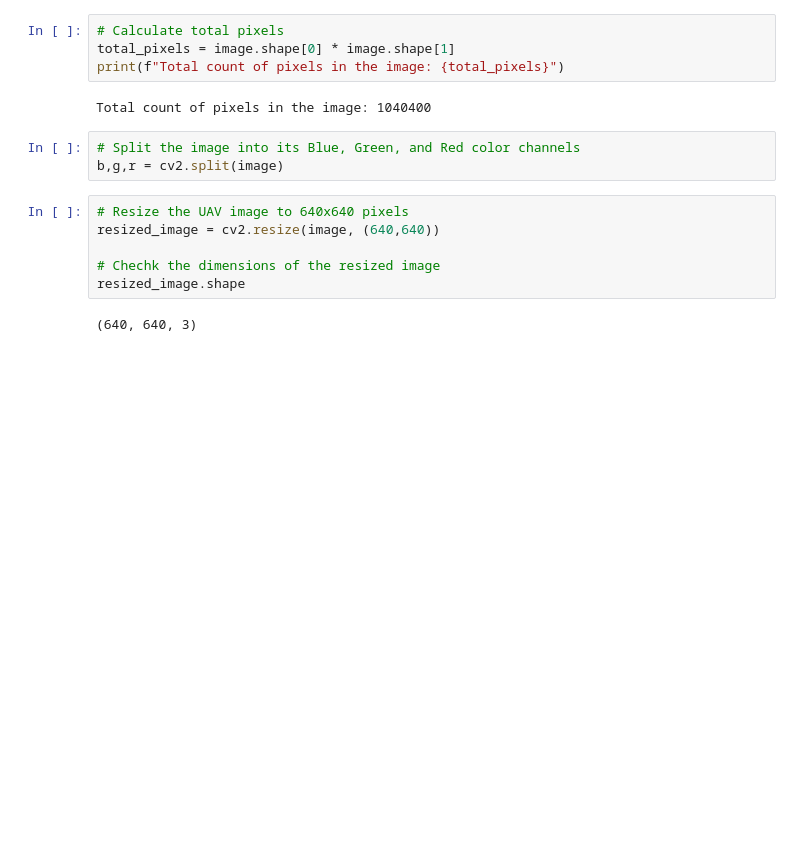
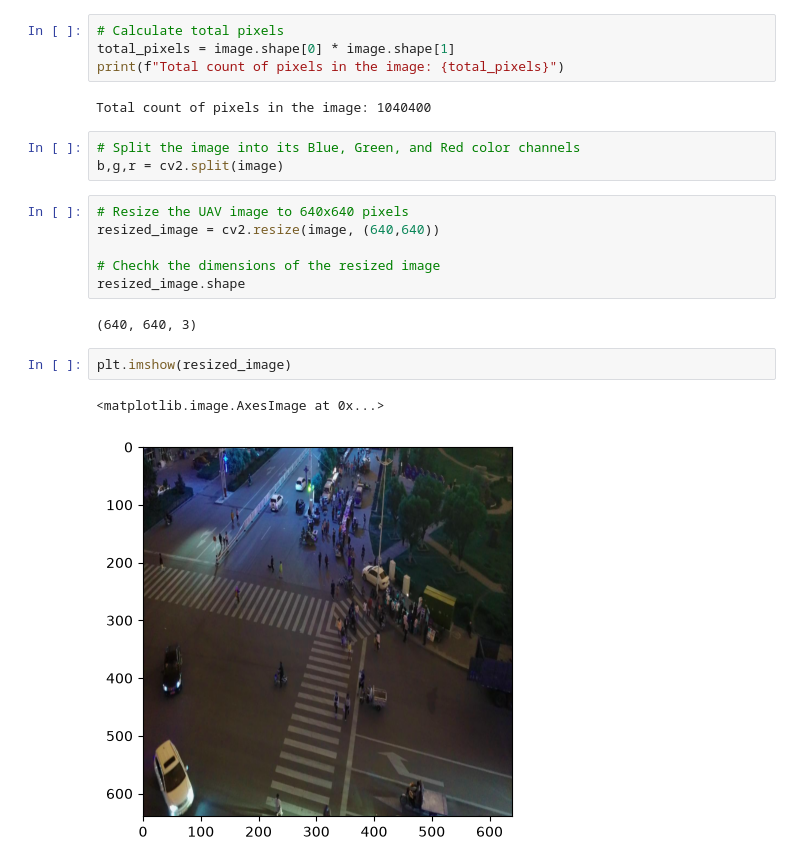
Before and after one commit to khanim-abdullayeva/UAV-Object-Detection-Tracking, a Jupyter notebook: notebooks/01_opencv_fundamentals.ipynb, the cells around one changed output. Drawn from its saved outputs; the diff is of its cells as text; blank space fills up the shorter version.

Commit message:
Display the resized image

```diff
--- a/notebooks/01_opencv_fundamentals.ipynb
+++ b/notebooks/01_opencv_fundamentals.ipynb
@@ -47,3 +47,8 @@ resized_image = cv2.resize(image, (640,640))
 resized_image.shape
 # %% [output]
 (640, 640, 3)
+# %%
+plt.imshow(resized_image)
+# %% [output]
+<matplotlib.image.AxesImage at 0x...>
+[figure, added]
```
